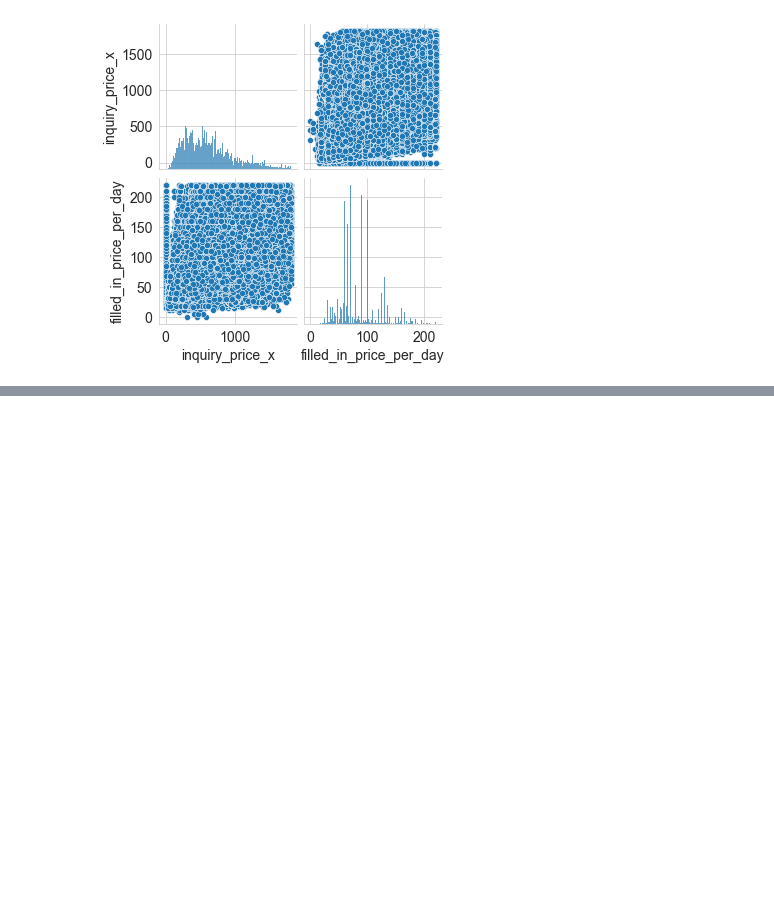
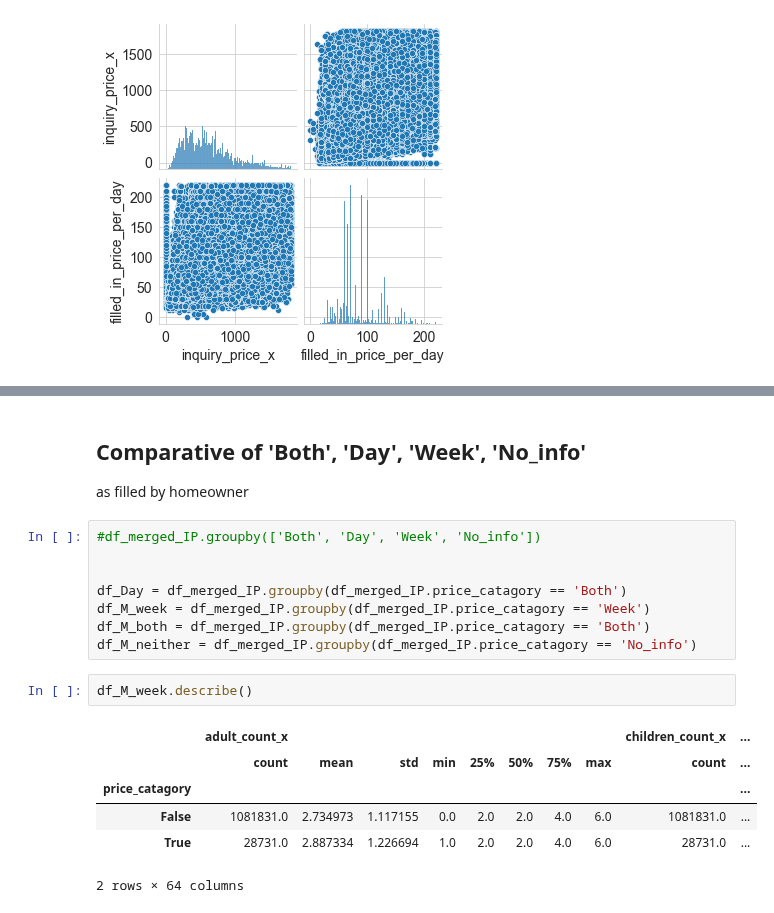
Before and after one commit to neue-fische-traum/traum-preis, a Jupyter notebook: EDA/EDA_inquiries_and_prices.ipynb, the cells around one changed output, grey strips where cells are left out. Saved outputs shown, nothing was run; the diff lists cells and outputs as text; blank space fills up the shorter version.

```diff
--- a/EDA/EDA_inquiries_and_prices.ipynb
+++ b/EDA/EDA_inquiries_and_prices.ipynb
@@ -167,3 +185,24 @@ Notes:
 [1] Standard Errors assume that the covariance matrix of the errors is correctly specified.
 [2] The condition number is large, 1.97e+03. This might indicate that there are
 strong multicollinearity or other numerical problems.
+# %% [markdown]
+## Comparative of 'Both', 'Day', 'Week', 'No_info'
+
+as filled by homeowner
+# %%
+#df_merged_IP.groupby(['Both', 'Day', 'Week', 'No_info'])
+
+
+df_Day = df_merged_IP.groupby(df_merged_IP.price_catagory == 'Both')
+df_M_week = df_merged_IP.groupby(df_merged_IP.price_catagory == 'Week')
+df_M_both = df_merged_IP.groupby(df_merged_IP.price_catagory == 'Both')
+df_M_neither = df_merged_IP.groupby(df_merged_IP.price_catagory == 'No_info')
+# %%
+df_M_week.describe()
+# %% [output]
+|  | adult_count_x |  |  |  |  |  |  |  | children_count_x | ... |
+|  | count | mean | std | min | 25% | 50% | 75% | max | count | ... |
+| price_catagory |  |  |  |  |  |  |  |  |  | ... |
+| False | 1081831.0 | 2.734973 | 1.117155 | 0.0 | 2.0 | 2.0 | 4.0 | 6.0 | 1081831.0 | ... |
+| True | 28731.0 | 2.887334 | 1.226694 | 1.0 | 2.0 | 2.0 | 4.0 | 6.0 | 28731.0 | ... |
+2 rows × 64 columns
```
Also changed, not shown: parts of 6 cells of this notebook.
